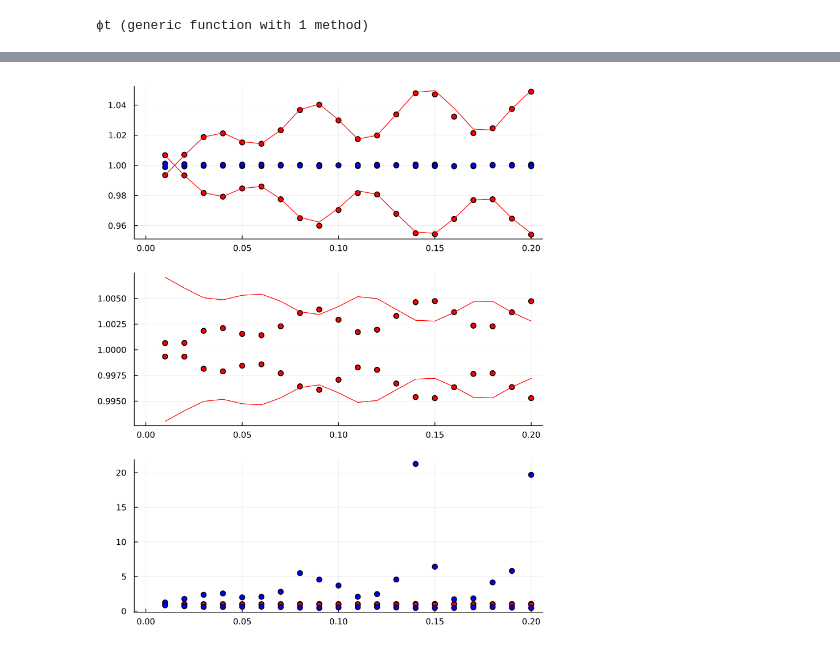
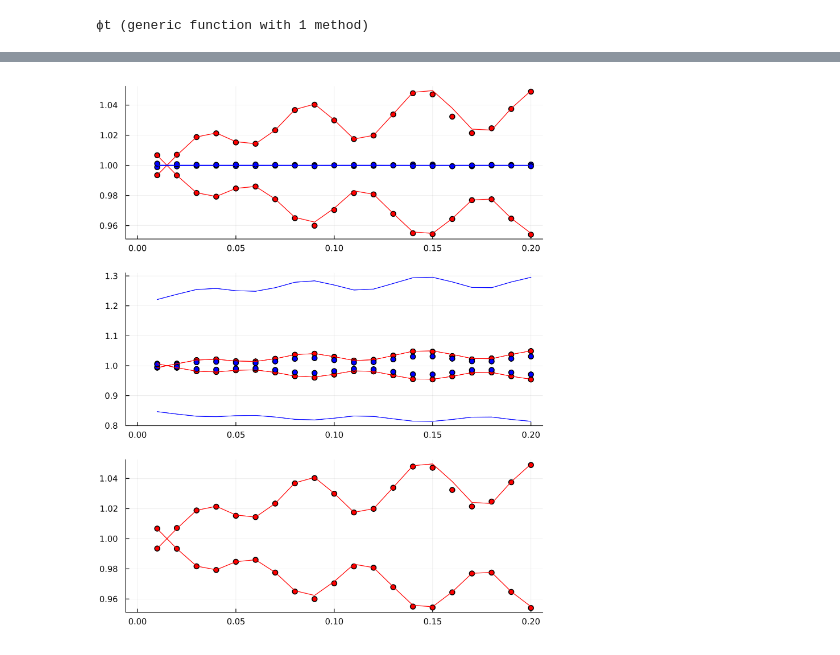
Before and after one commit to ladosamushia/BispectrumAP, a Jupyter notebook: BAOplots.ipynb, the cells around one changed output, grey strips where cells are left out. Drawn from its saved outputs; the diff is of its cells as text; code cells hidden in the pictures.

```diff
--- a/BAOplots.ipynb
+++ b/BAOplots.ipynb
@@ -222,7 +222,7 @@ function k2t(k1, k2, k3, μ, ϕ, αV, ϵ)
     end
     α12 = acos(μ12)
     k2x = k2*sin(α12)*sin(ϕ)
-    k2y = -k2*(μ*cos(ϕ)*sin(α12) + cos(α12)*ν)
+    k2y = -k2*(μ*cos(ϕ)*sin(α12) - cos(α12)*ν)
     k2z = -k2*(cos(α12)*μ+cos(ϕ)*sin(α12)*ν)
     return sqrt((k2x^2+k2y^2)*Aperp^2 + k2z^2*Apar^2)
 end
@@ -317,14 +321,14 @@ B40em = b40equi(kgrid, kgrid, kgrid, 1.00, 0.99);
 # %%
 # log derivatives
-dB00k1 = (b00equi(kgrid*(1 + 1e-6), kgrid, kgrid, 1.00, 1.00) .- b00equi(kgrid, kgrid, kgrid, 1.00, 1.00))/1e-6;
-dB00k2 = (b00equi(kgrid, kgrid*(1 + 1e-6), kgrid, 1.00, 1.00) .- b00equi(kgrid, kgrid, kgrid, 1.00, 1.00))/1e-6;
-dB00k3 = (b00equi(kgrid, kgrid, kgrid*(1 + 1e-6), 1.00, 1.00) .- b00equi(kgrid, kgrid, kgrid, 1.00, 1.00))/1e-6;
-dB20k1 = (b20equi(kgrid*(1 + 1e-6), kgrid, kgrid, 1.00, 1.00) .- b20equi(kgrid, kgrid, kgrid, 1.00, 1.00))/1e-6;
-dB20k2 = (b20equi(kgrid, kgrid*(1 + 1e-6), kgrid, 1.00, 1.00) .- b20equi(kgrid, kgrid, kgrid, 1.00, 1.00))/1e-6;
-dB20k3 = (b20equi(kgrid, kgrid, kgrid*(1 + 1e-6), 1.00, 1.00) .- b20equi(kgrid, kgrid, kgrid, 1.00, 1.00))/1e-6;
-dB40k1 = (b40equi(kgrid*(1 + 1e-6), kgrid, kgrid, 1.00, 1.00) .- b40equi(kgrid, kgrid, kgrid, 1.00, 1.00))/1e-6;
-dB40k2 = (b40equi(kgrid, kgrid*(1 + 1e-6), kgrid, 1.00, 1.00) .- b40equi(kgrid, kgrid, kgrid, 1.00, 1.00))/1e-6;
-dB40k3 = (b40equi(kgrid, kgrid, kgrid*(1 + 1e-6), 1.00, 1.00) .- b40equi(kgrid, kgrid, kgrid, 1.00, 1.00))/1e-6;
+dB00k1 = (b00(kgrid*(1 + 1e-6), kgrid, kgrid, 1.00, 1.00) .- b00(kgrid, kgrid, kgrid, 1.00, 1.00))/1e-6;
+dB00k2 = (b00(kgrid, kgrid*(1 + 1e-6), kgrid, 1.00, 1.00) .- b00(kgrid, kgrid, kgrid, 1.00, 1.00))/1e-6;
+dB00k3 = (b00(kgrid, kgrid, kgrid*(1 + 1e-6), 1.00, 1.00) .- b00(kgrid, kgrid, kgrid, 1.00, 1.00))/1e-6;
+dB20k1 = (b20(kgrid*(1 + 1e-6), kgrid, kgrid, 1.00, 1.00) .- b20(kgrid, kgrid, kgrid, 1.00, 1.00))/1e-6;
+dB20k2 = (b20(kgrid, kgrid*(1 + 1e-6), kgrid, 1.00, 1.00) .- b20(kgrid, kgrid, kgrid, 1.00, 1.00))/1e-6;
+dB20k3 = (b20(kgrid, kgrid, kgrid*(1 + 1e-6), 1.00, 1.00) .- b20(kgrid, kgrid, kgrid, 1.00, 1.00))/1e-6;
+dB40k1 = (b40(kgrid*(1 + 1e-6), kgrid, kgrid, 1.00, 1.00) .- b40(kgrid, kgrid, kgrid, 1.00, 1.00))/1e-6;
+dB40k2 = (b40(kgrid, kgrid*(1 + 1e-6), kgrid, 1.00, 1.00) .- b40(kgrid, kgrid, kgrid, 1.00, 1.00))/1e-6;
+dB40k3 = (b40(kgrid, kgrid, kgrid*(1 + 1e-6), 1.00, 1.00) .- b40(kgrid, kgrid, kgrid, 1.00, 1.00))/1e-6;
 # %%
 scatter(kgrid, B00fid./B00ap, label=:none, color=:red, layout=(3,1), size=(650, 800), dpi=300, subplot=1)
 scatter!(kgrid, B00fid./B00am, label=:none, color=:red, subplot=1)
@@ -333,64 +337,76 @@ scatter!(kgrid, B00fid./B00em, label=:none, color=:blue, subplot=1)
 αV = 1.01; ϵ=1.00
 δαV = 1 - αV; δϵ = 1 - ϵ
 B00th = B00fid
-B00th += 3*dB00k1*δαV
+B00th += dB00k1*δαV + dB00k2*δαV + dB00k3*δαV
 B00th += dB20k1*δϵ/sqrt(5) + dB20k2*δϵ/8/sqrt(5) + dB20k3*δϵ/8/sqrt(5)
 B00th += B20fid*δϵ*3/sqrt(5)
 plot!(kgrid, B00fid./B00th, label=:none, color=:red, subplot=1)
 αV = 0.99; ϵ=1.00
 δαV = 1 - αV; δϵ = 1 - ϵ
 B00th = B00fid
-B00th += 3*dB00k1*δαV
+B00th += dB00k1*δαV + dB00k2*δαV + dB00k3*δαV
 B00th += dB20k1*δϵ/sqrt(5) + dB20k2*δϵ/8/sqrt(5) + dB20k3*δϵ/8/sqrt(5)
 B00th += B20fid*δϵ*3/sqrt(5)
 plot!(kgrid, B00fid./B00th, label=:none, color=:red, subplot=1)
-αV = 1.00; ϵ=1.01
+αV = 1.00; ϵ=1.001
 δαV = 1 - αV; δϵ = 1 - ϵ
 B00th = B00fid .+ dB00k1*δαV + dB00k2*δαV + dB00k3*δαV + dB20k1*δϵ/sqrt(5) + dB20k2*δϵ/8/sqrt(5) + dB20k3*δϵ/8/sqrt(5)  + B20fid*δϵ*3/sqrt(5)
-#plot!(kgrid, B00fid./B00th, label=:none, color=:blue, subplot=1)
-αV = 1.00; ϵ=0.99
+plot!(kgrid, B00fid./B00th, label=:none, color=:blue, subplot=1)
+αV = 1.00; ϵ=0.999
 δαV = 1 - αV; δϵ = 1 - ϵ
 B00th = B00fid .+ dB00k1*δαV + dB00k2*δαV + dB00k3*δαV + dB20k1*δϵ/sqrt(5) + dB20k2*δϵ/8/sqrt(5) + dB20k3*δϵ/8/sqrt(5)  + B20fid*δϵ*3/sqrt(5)
-#plot!(kgrid, B00fid./B00th, label=:none, color=:blue, subplot=1)
-scatter!(kgrid, B20fid./b20equi(kgrid, kgrid, kgrid, 1.001, 1.00), label=:none, color=:red, subplot=2)
-scatter!(kgrid, B20fid./b20equi(kgrid, kgrid, kgrid, 0.999, 1.00), label=:none, color=:red, subplot=2)
-#scatter!(kgrid, B20fid./B20ep, label=:none, color=:blue, subplot=2)
-#scatter!(kgrid, B20fid./B20em, label=:none, color=:blue, subplot=2)
-αV = 1.001; ϵ=1.00
+plot!(kgrid, B00fid./B00th, label=:none, color=:blue, subplot=1)
+scatter!(kgrid, B20fid./B20ap, label=:none, color=:red, subplot=2)
+scatter!(kgrid, B20fid./B20am, label=:none, color=:red, subplot=2)
+scatter!(kgrid, B20fid./B20ep, label=:none, color=:blue, subplot=2)
+scatter!(kgrid, B20fid./B20em, label=:none, color=:blue, subplot=2)
+αV = 1.01; ϵ=1.00
 δαV = 1 - αV; δϵ = 1 - ϵ
 B20th = B20fid
 B20th += dB20k1*δαV + dB20k2*δαV + dB20k3*δαV
-B20th += dB20k1*δϵ/sqrt(5) + dB20k2*δϵ/8/sqrt(5) + dB20k3*δϵ/8/sqrt(5)
-B20th += B20fid*δϵ*3/sqrt(5)
+B20th += dB00k1*δϵ*0.2744 + dB20k1*δϵ*(-0.0076699) + dB40k1*δϵ*(0.160785)
+B20th += dB00k2*δϵ*(-0.0343) + dB20k2*δϵ*(-0.09558) + dB40k2*δϵ*(-0.0182668)
+B20th += dB00k3*δϵ*(-0.0343) + dB20k3*δϵ*(-0.09558) + dB40k3*δϵ*(-0.0182668)
+B20th += B00fid*δϵ*(-1.3416) + B20fid*δϵ*(-0.42857) + B40fid*δϵ*0.76665
 plot!(kgrid, B20fid./B20th, label=:none, color=:red, subplot=2)
-αV = 0.999; ϵ=1.00
+αV = 0.99; ϵ=1.00
 δαV = 1 - αV; δϵ = 1 - ϵ
 B20th = B20fid
-B20th += 3*dB20k1*δαV
+B20th += dB20k1*δαV + dB20k2*δαV + dB20k3*δαV
 B20th += dB00k1*δϵ/sqrt(5) + dB00k2*δϵ/8/sqrt(5) + dB00k3*δϵ/8/sqrt(5)
 B20th += dB20k1*δϵ*2/7 + dB20k2*δϵ/28 + dB20k3*δϵ/28
 plot!(kgrid, B20fid./B20th, label=:none, color=:red, subplot=2)
-αV = 1.00; ϵ=1.001
+αV = 1.00; ϵ=1.01
 δαV = 1 - αV; δϵ = 1 - ϵ
 B20th = B20fid
-B20th += 3*dB20k2*δαV
-B20th += dB00k1*δϵ/sqrt(5) + dB00k2*δϵ/8/sqrt(5) + dB00k3*δϵ/8/sqrt(5)
-B20th += dB20k1*δϵ*2/7 + dB20k2*δϵ/28 + dB20k3*δϵ/28
-B20th += dB40k1*δϵ*6/7/sqrt(5) + dB40k2*δϵ*3/28/sqrt(5) + dB40k3*δϵ*3/28/sqrt(5)
-B20th += B20fid*δϵ*3/7 + B40fid*δϵ*6/7/sqrt(5)
-#plot!(kgrid, B20fid./B20th, label=:none, color=:blue, subplot=2)
-αV = 1.00; ϵ=0.999
+B20th += dB20k1*δαV + dB20k2*δαV + dB20k3*δαV
+B20th += dB00k1*δϵ*0.2744 + dB20k1*δϵ*(-0.0076699) + dB40k1*δϵ*(0.160785)
+B20th += dB00k2*δϵ*(-0.0343) + dB20k2*δϵ*(-0.09558) + dB40k2*δϵ*(-0.0182668)
+B20th += dB00k3*δϵ*(-0.0343) + dB20k3*δϵ*(-0.09558) + dB40k3*δϵ*(-0.0182668)
+B20th += B00fid*δϵ*(-1.3416) + B20fid*δϵ*(-0.42857) + B40fid*δϵ*0.76665
+plot!(kgrid, B20fid./B20th, label=:none, color=:blue, subplot=2)
+αV = 1.00; ϵ=0.99
 δαV = 1 - αV; δϵ = 1 - ϵ
 B20th = B20fid
-B20th += 3*dB20k1*δαV
-B20th += dB00k1*δϵ/sqrt(5) + dB00k2*δϵ/8/sqrt(5) + dB00k3*δϵ/8/sqrt(5)
-B20th += dB20k1*δϵ*2/7 + dB20k2*δϵ/28 + dB20k3*δϵ/28
-B20th += dB40k1*δϵ*6/7/sqrt(5) + dB40k2*δϵ*3/28/sqrt(5) + dB40k3*δϵ*3/28/sqrt(5)
-B20th += B20fid*δϵ*3/7 + B40fid*δϵ*6/7/sqrt(5)
-#plot!(kgrid, B20fid./B20th, label=:none, color=:blue, subplot=2)
+B20th += dB20k1*δαV + dB20k2*δαV + dB20k3*δαV
+B20th += dB00k1*δϵ*0.2744 + dB20k1*δϵ*(-0.0076699) + dB40k1*δϵ*(0.160785)
+B20th += dB00k2*δϵ*(-0.0343) + dB20k2*δϵ*(-0.09558) + dB40k2*δϵ*(-0.0182668)
+B20th += dB00k3*δϵ*(-0.0343) + dB20k3*δϵ*(-0.09558) + dB40k3*δϵ*(-0.0182668)
+B20th += B00fid*δϵ*(-1.3416) + B20fid*δϵ*(-0.42857) + B40fid*δϵ*0.76665
+plot!(kgrid, B20fid./B20th, label=:none, color=:blue, subplot=2)
 scatter!(kgrid, B40fid./B40ap, label=:none, color=:red, subplot=3)
 scatter!(kgrid, B40fid./B40am, label=:none, color=:red, subplot=3)
-scatter!(kgrid, B40fid./B40ep, label=:none, color=:blue, subplot=3)
-scatter!(kgrid, B40fid./B40em, label=:none, color=:blue, subplot=3)
+#scatter!(kgrid, B40fid./B40ep, label=:none, color=:blue, subplot=3)
+#scatter!(kgrid, B40fid./B40em, label=:none, color=:blue, subplot=3)
+αV = 1.01; ϵ=1.00
+δαV = 1 - αV; δϵ = 1 - ϵ
+B40th = B40fid
+B40th += dB40k1*δαV + dB40k2*δαV + dB40k3*δαV
+plot!(kgrid, B40fid./B40th, label=:none, color=:red, subplot=3)
+αV = 0.99; ϵ=1.00
+δαV = 1 - αV; δϵ = 1 - ϵ
+B40th = B40fid
+B40th += dB40k1*δαV + dB40k2*δαV + dB40k3*δαV
+plot!(kgrid, B40fid./B40th, label=:none, color=:red, subplot=3)
 # %% [output]
-[figure, old version]
+[figure, new version]
```
Also changed, not shown: parts of 12 cells of this notebook, 1 other file.
